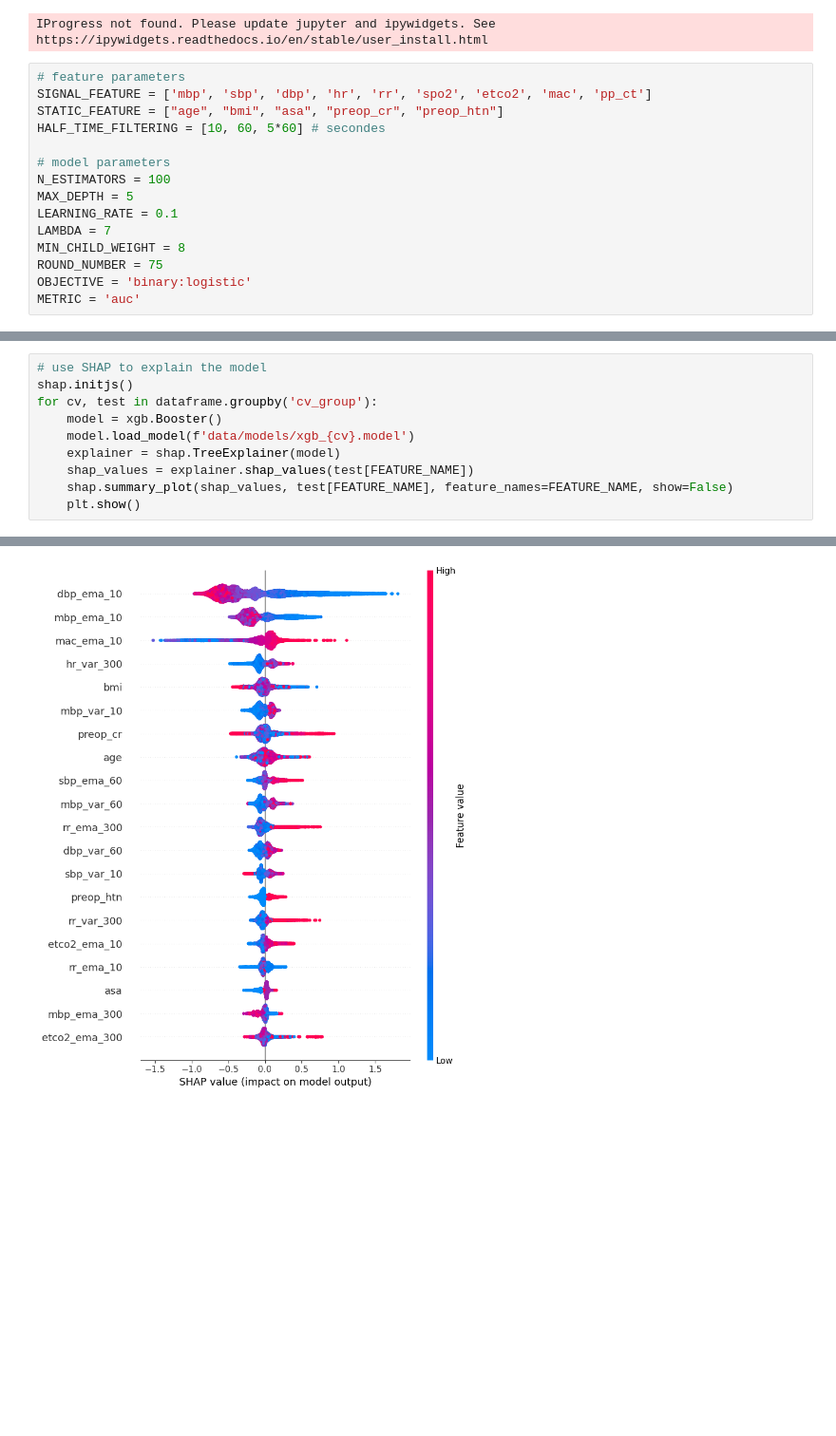
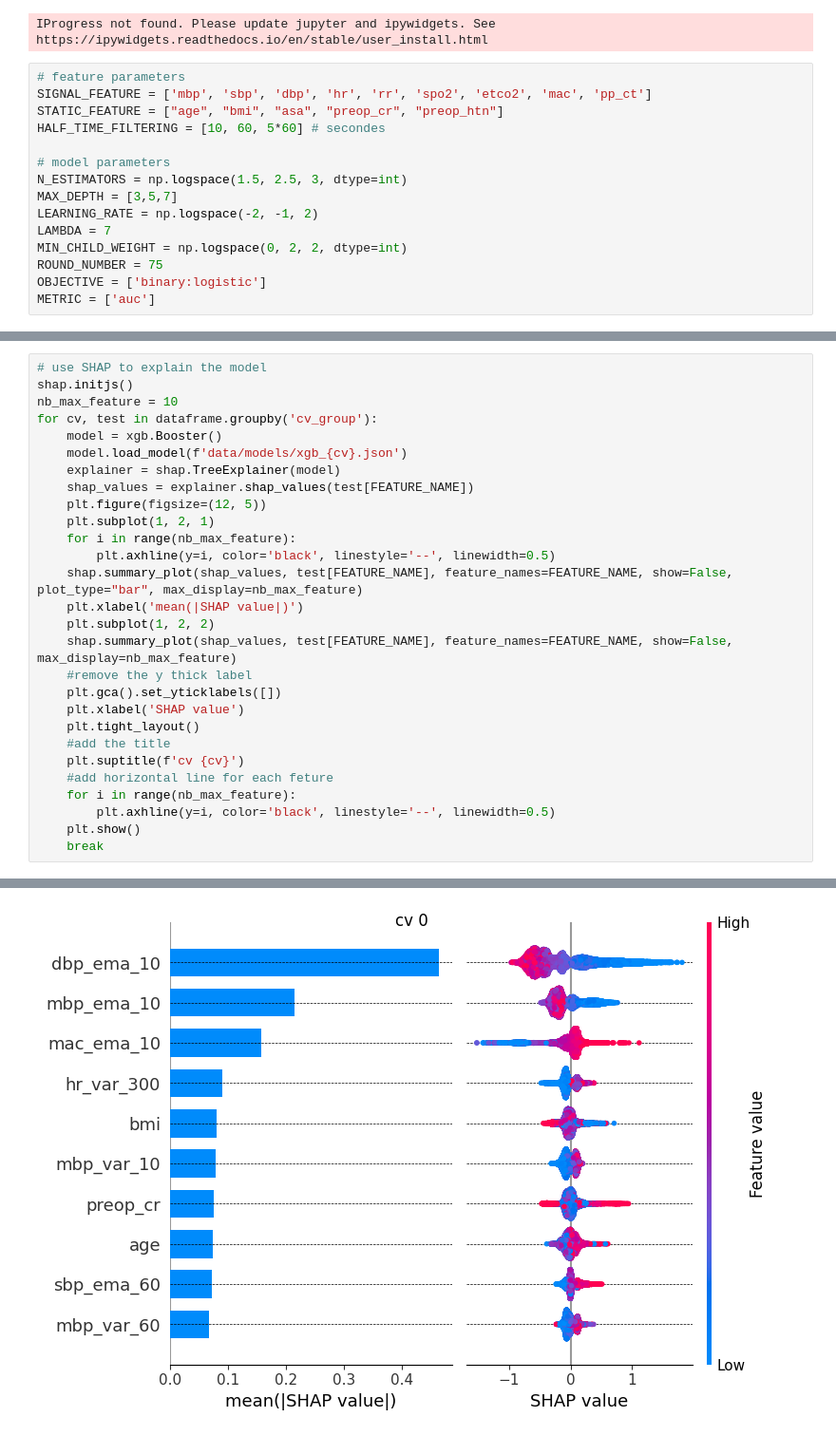
Before and after one commit to BobAubouin/hypotension_pred, a Jupyter notebook: scripts/xgboost_model.ipynb, the cells around one changed output, grey strips where cells are left out. Shown at 95% size. Saved outputs shown, nothing was run; the diff lists cells and outputs as text; blank space fills up the shorter version.

```diff
--- a/scripts/xgboost_model.ipynb
+++ b/scripts/xgboost_model.ipynb
@@ -17,14 +17,14 @@ STATIC_FEATURE = ["age", "bmi", "asa", "preop_cr", "preop_htn"]
 HALF_TIME_FILTERING = [10, 60, 5*60] # secondes
 
 # model parameters
-N_ESTIMATORS = 100
-MAX_DEPTH = 5
-LEARNING_RATE = 0.1
+N_ESTIMATORS = np.logspace(1.5, 2.5, 3, dtype=int)
+MAX_DEPTH = [3,5,7]
+LEARNING_RATE = np.logspace(-2, -1, 2)
 LAMBDA = 7
-MIN_CHILD_WEIGHT = 8
+MIN_CHILD_WEIGHT = np.logspace(0, 2, 2, dtype=int)
 ROUND_NUMBER = 75
-OBJECTIVE = 'binary:logistic'
-METRIC = 'auc'
+OBJECTIVE = ['binary:logistic']
+METRIC = ['auc']
 # %%
 # test if raw file exists
 if not os.path.exists('data/data_async.csv'):
@@ -141,13 +184,31 @@ cv 4 : 131319 train samples and 34216 test samples, positive rate = 0.06
 # %%
 # use SHAP to explain the model
 shap.initjs()
+nb_max_feature = 10
 for cv, test in dataframe.groupby('cv_group'):
     model = xgb.Booster()
-    model.load_model(f'data/models/xgb_{cv}.model')
+    model.load_model(f'data/models/xgb_{cv}.json')
     explainer = shap.TreeExplainer(model)
     shap_values = explainer.shap_values(test[FEATURE_NAME])
-    shap.summary_plot(shap_values, test[FEATURE_NAME], feature_names=FEATURE_NAME, show=False)
+    plt.figure(figsize=(12, 5))
+    plt.subplot(1, 2, 1)
+    for i in range(nb_max_feature):
+        plt.axhline(y=i, color='black', linestyle='--', linewidth=0.5)
+    shap.summary_plot(shap_values, test[FEATURE_NAME], feature_names=FEATURE_NAME, show=False, plot_type="bar", max_display=nb_max_feature)
+    plt.xlabel('mean(|SHAP value|)')
+    plt.subplot(1, 2, 2)
+    shap.summary_plot(shap_values, test[FEATURE_NAME], feature_names=FEATURE_NAME, show=False, max_display=nb_max_feature)
+    #remove the y thick label
+    plt.gca().set_yticklabels([])
+    plt.xlabel('SHAP value')
+    plt.tight_layout()
+    #add the title
+    plt.suptitle(f'cv {cv}')
+    #add horizontal line for each feture
+    for i in range(nb_max_feature):
+        plt.axhline(y=i, color='black', linestyle='--', linewidth=0.5)
     plt.show()
+    break
 # %% [output]
 [interactive output not drawn]
-[figure, old version]
+[figure, new version]
```
Also changed, not shown: parts of 4 cells of this notebook, 4 other files.
